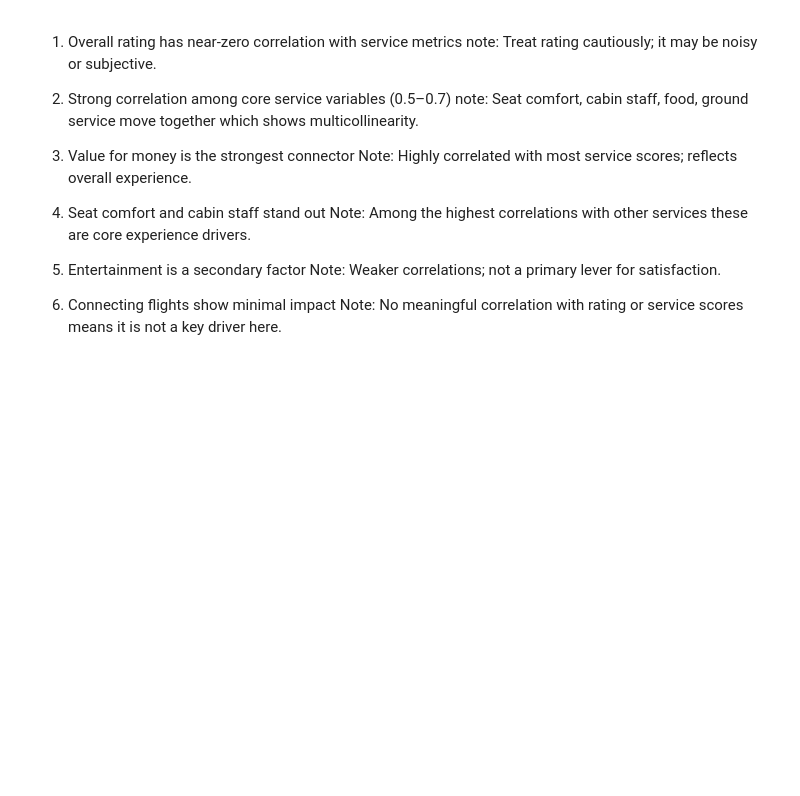
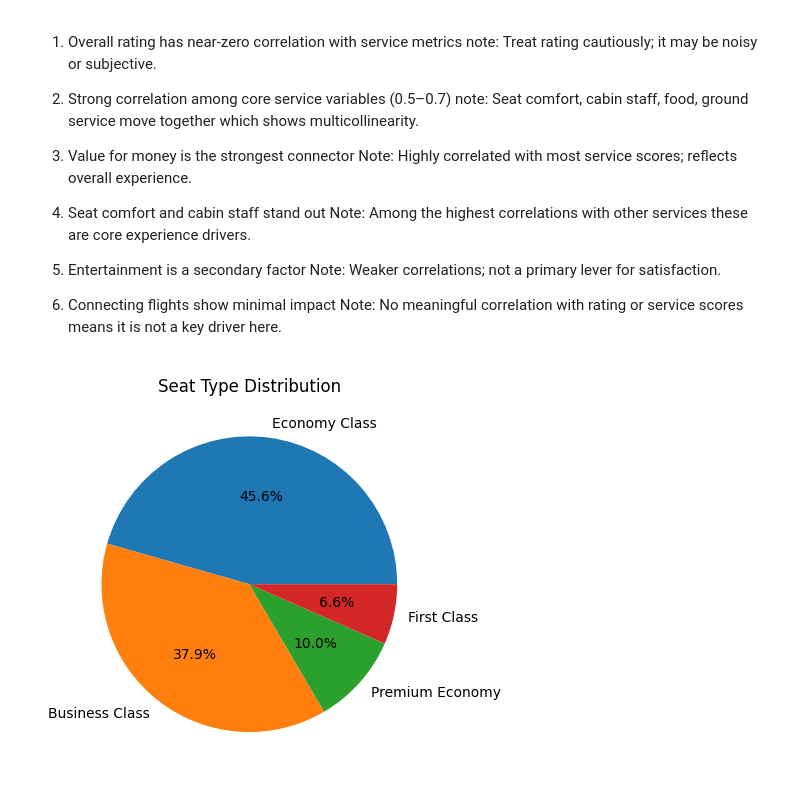
Before and after one commit to PARADOXop/Portfolio_BA, a Jupyter notebook: cleaning.ipynb, the cells around one changed output. Saved outputs shown, nothing was run; the diff lists cells and outputs as text; code cells hidden in the pictures; blank space fills up the shorter version.

```diff
--- a/cleaning.ipynb
+++ b/cleaning.ipynb
@@ -252,0 +259,12 @@ ba_df.to_csv('./dataset/new_reviews.csv', index=False)
+# %%
+x = ba_df['seat_type'].value_counts()
+
+plt.pie(
+    x.values,
+    labels=x.index,
+    autopct='%1.1f%%'
+)
+plt.title('Seat Type Distribution')
+plt.show()
+# %% [output]
+[figure, added]
```
Also changed, not shown: parts of 5 cells of this notebook, 1 other file.
